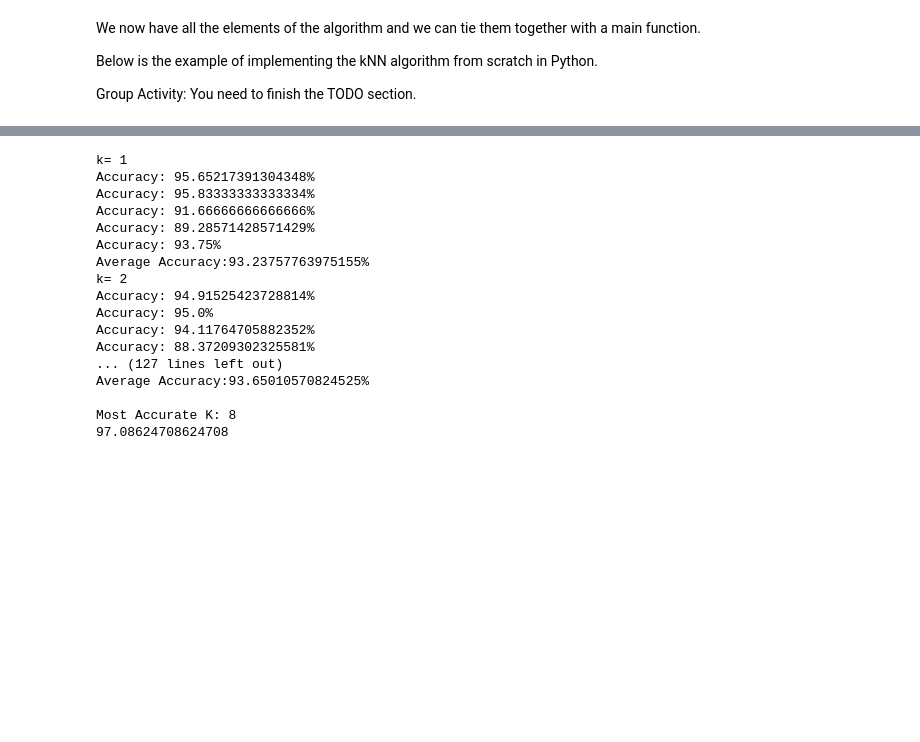
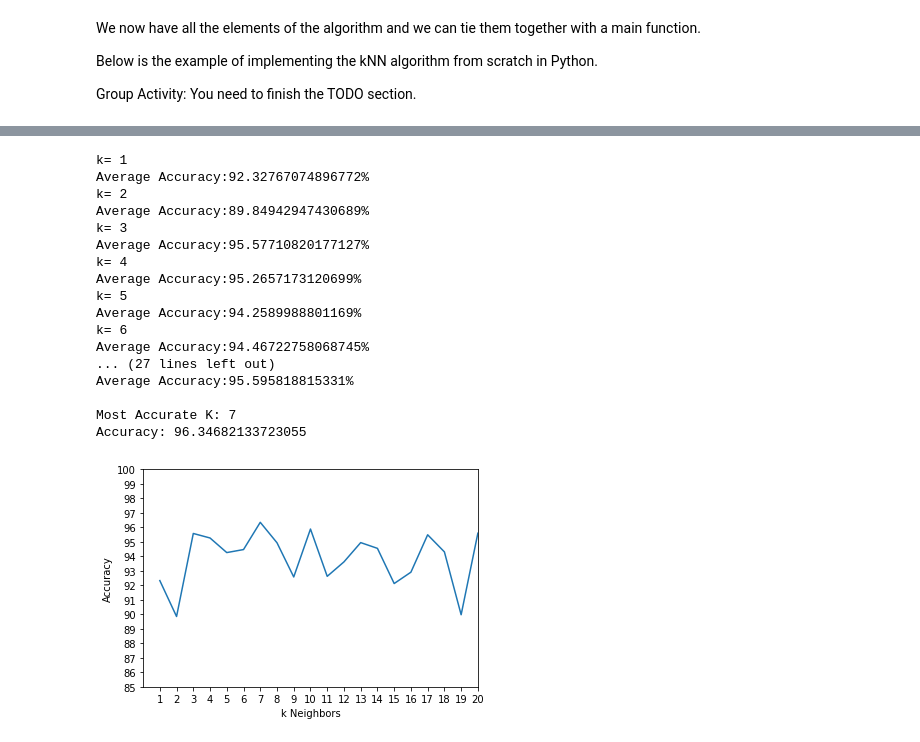
Before and after one commit to craiglow68/ML-Assn-1, a Jupyter notebook: knn.ipynb, the cells around one changed output, grey strips where cells are left out. Saved outputs shown, nothing was run; the diff lists cells and outputs as text; code cells hidden in the pictures; blank space fills up the shorter version.

```diff
--- a/knn.ipynb
+++ b/knn.ipynb
@@ -231,6 +253,7 @@ import random
 import math
 import operator
 from sklearn.neighbors import KNeighborsClassifier
+import matplotlib.pyplot as plt
 
 def loadDataset(filename, split, trainingSet=[] , testSet=[]):
 	with open(filename, 'r') as csvfile:
@@ -275,51 +298,63 @@ def main():
 	repetitions = 5
 	numK = 20
 	maxAcc, maxK = 0, 0
+
+	accuracies = []
+
 	for y in range (numK):
 		k = y+1
 		sumOfAcc = 0
 		print('k= ' + repr(k))
 
 		for x in range(repetitions):
 			# prepare data
 			trainingSet=[]
 			testSet=[]
 			split = 0.67
 			loadDataset('iris.data', split, trainingSet, testSet)
 			# generate predictions
 			predictions=[]
 
 			#Sklearn Classifier Code
 			predictions = kNeighbors(trainingSet, testSet, k)
 
 			accuracy = getAccuracy(testSet, predictions)
 			sumOfAcc = sumOfAcc+accuracy
-			print('Accuracy: ' + repr(accuracy) + '%')
 
 		print('Average Accuracy:' + repr(sumOfAcc / repetitions) + '%')
+		accuracies.append((sumOfAcc / repetitions))
 
 		if maxAcc < (sumOfAcc / repetitions):
 			maxAcc = (sumOfAcc / repetitions)
 			maxK = k
 
 	print("\nMost Accurate K: " + repr(maxK))
-	print(maxAcc)
+	print("Accuracy: " + repr(maxAcc))
+
+	plt.plot(range(1, 21), accuracies)
+	plt.xlabel('k Neighbors')
+	plt.ylabel('Accuracy')
+	plt.xlim([0, 20])
+	plt.xticks(range(1, 21))
+	plt.yticks(range(85, 101))
+	plt.show()
 main()
 # %% [output]
 k= 1
-Accuracy: 95.65217391304348%
-Accuracy: 95.83333333333334%
-Accuracy: 91.66666666666666%
-Accuracy: 89.28571428571429%
-Accuracy: 93.75%
-Average Accuracy:93.23757763975155%
+Average Accuracy:92.32767074896772%
 k= 2
-Accuracy: 94.91525423728814%
-Accuracy: 95.0%
-Accuracy: 94.11764705882352%
-Accuracy: 88.37209302325581%
-... (127 lines left out)
-Average Accuracy:93.65010570824525%
+Average Accuracy:89.84942947430689%
+k= 3
+Average Accuracy:95.57710820177127%
+k= 4
+Average Accuracy:95.2657173120699%
+k= 5
+Average Accuracy:94.2589988801169%
+k= 6
+Average Accuracy:94.46722758068745%
+... (27 lines left out)
+Average Accuracy:95.595818815331%
 
-Most Accurate K: 8
-97.08624708624708
+Most Accurate K: 7
+Accuracy: 96.34682133723055
+[figure, added]
```
Also changed, not shown: parts of 2 cells of this notebook.
